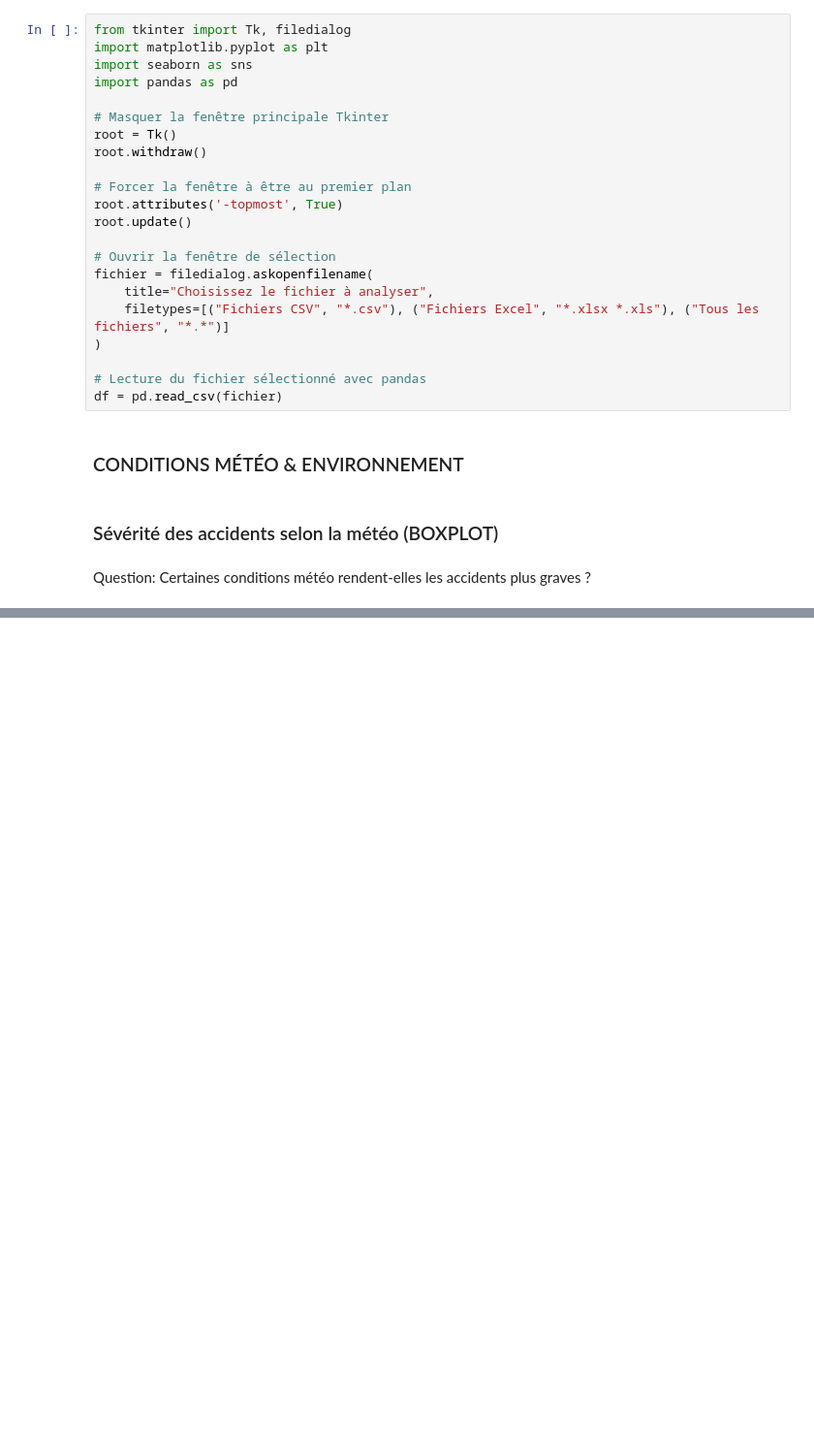
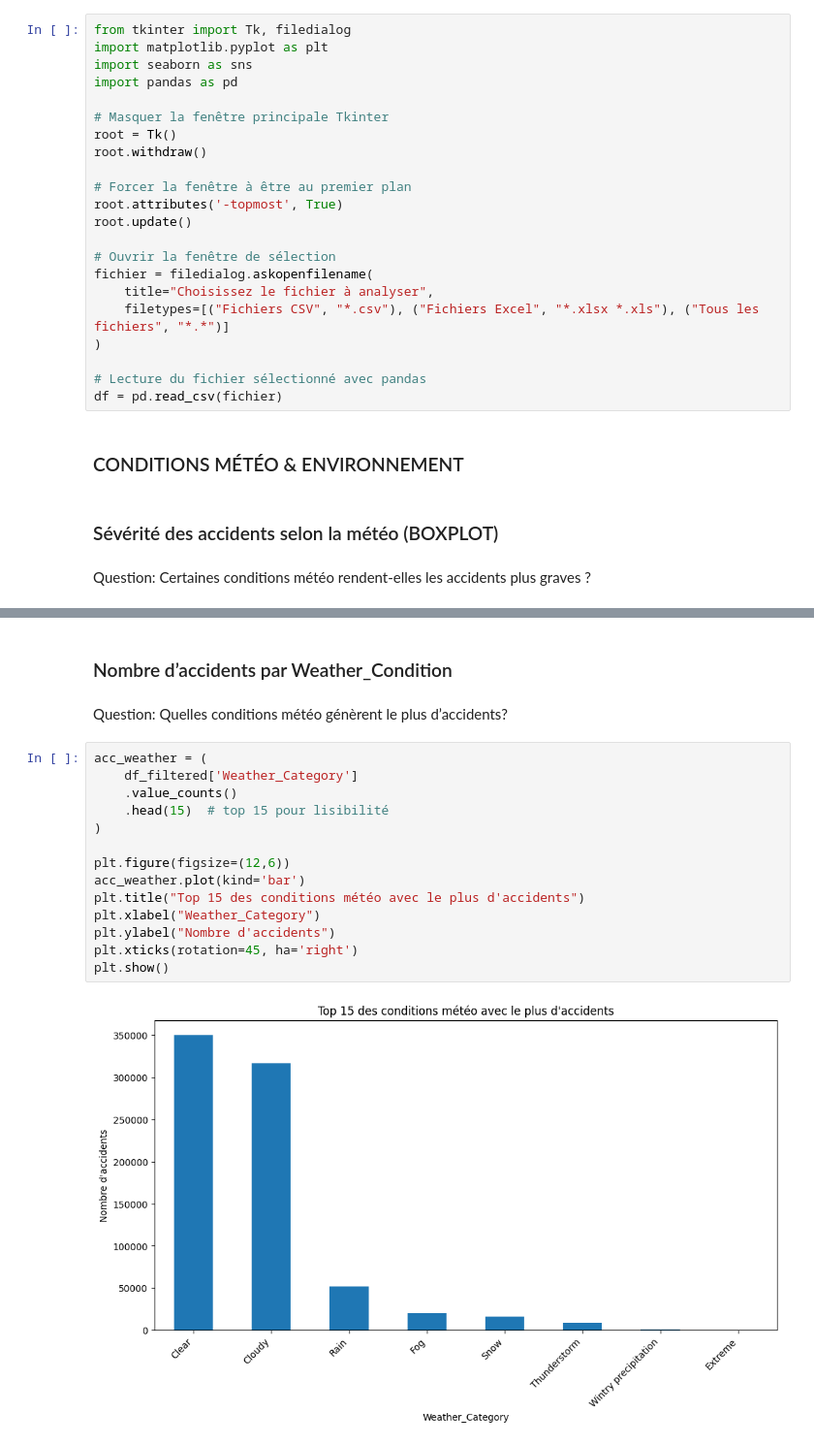
Before and after one commit to zinebettahery/US-Accidents, a Jupyter notebook: notebooks/Insights.ipynb, the cells around one changed output, grey strips where cells are left out. Shown at 97% size. Drawn from its saved outputs; the diff is of its cells as text; blank space fills up the shorter version.

```diff
--- a/notebooks/Insights.ipynb
+++ b/notebooks/Insights.ipynb
@@ -41,0 +91,20 @@ plt.show()
+# %% [markdown]
+### Nombre d’accidents par Weather_Condition
+# %% [markdown]
+Question: Quelles conditions météo génèrent le plus d’accidents?
+# %%
+acc_weather = (
+    df_filtered['Weather_Category']
+    .value_counts()
+    .head(15)  # top 15 pour lisibilité
+)
+
+plt.figure(figsize=(12,6))
+acc_weather.plot(kind='bar')
+plt.title("Top 15 des conditions météo avec le plus d'accidents")
+plt.xlabel("Weather_Category")
+plt.ylabel("Nombre d'accidents")
+plt.xticks(rotation=45, ha='right')
+plt.show()
+# %% [output]
+[figure, added]
```
Also changed, not shown: parts of 6 cells of this notebook, 1 other file.
